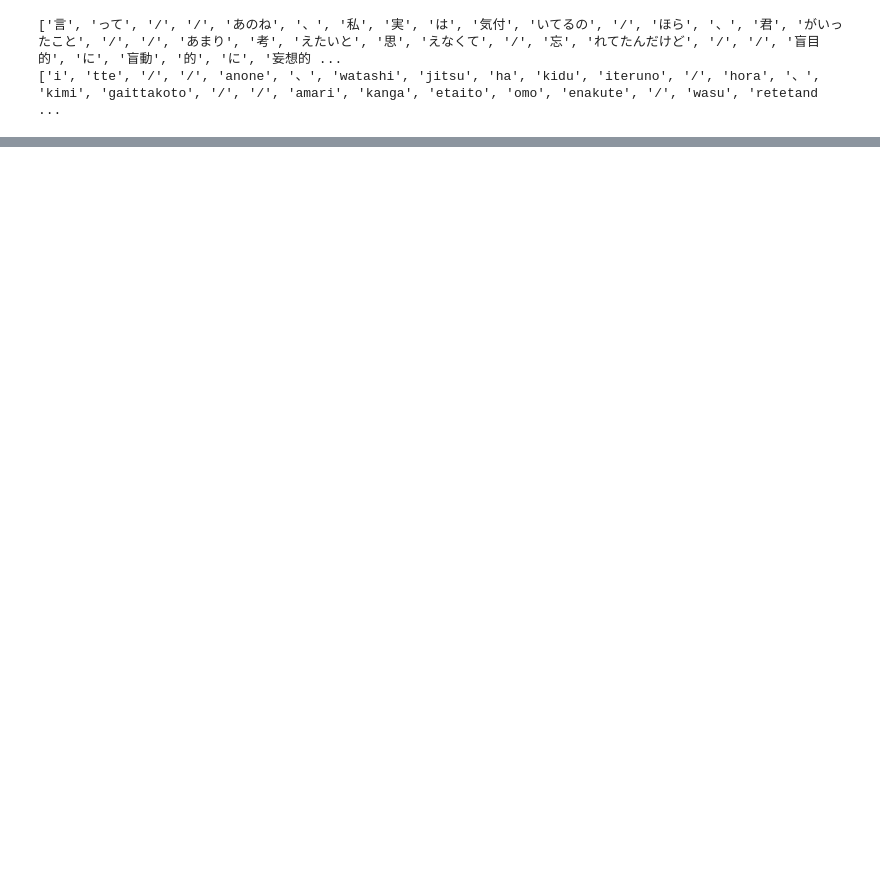
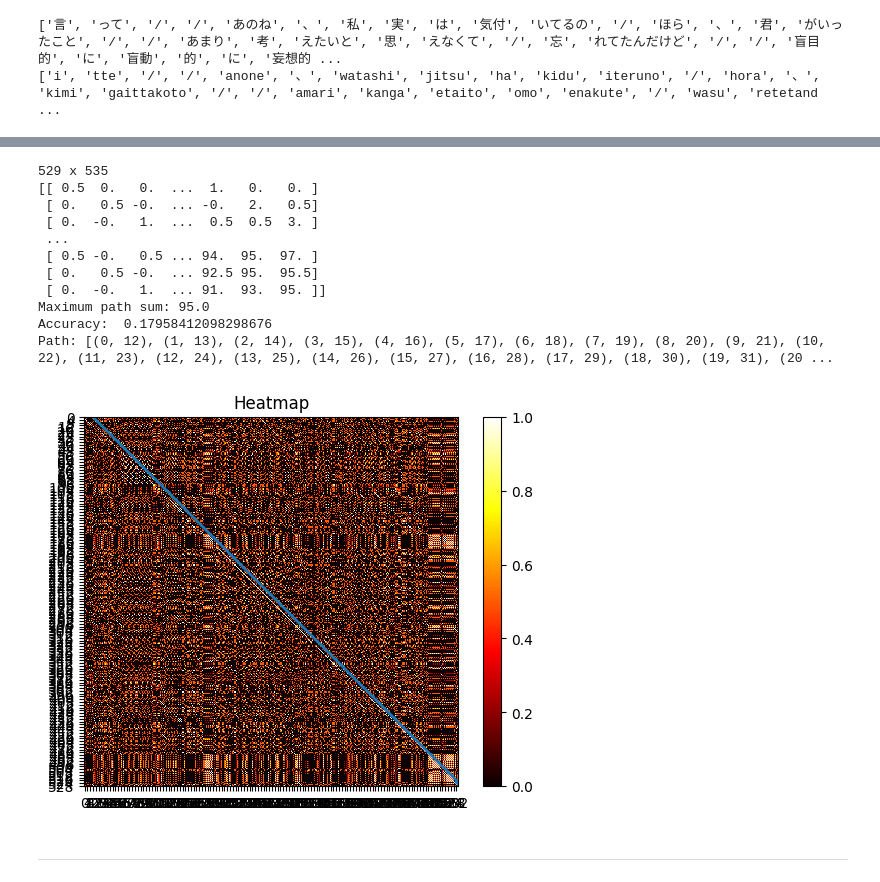
Before and after one commit to naniri04/Vocal_Recognition, a Jupyter notebook: vocal_recog.ipynb, the cells around one changed output, grey strips where cells are left out. Saved outputs shown, nothing was run; the diff lists cells and outputs as text; code cells hidden in the pictures; blank space fills up the shorter version.

```diff
--- a/vocal_recog.ipynb
+++ b/vocal_recog.ipynb
@@ -207 +150,18 @@ for c in rdict['segments']:
+# %%
+cp.mat_heatmap(m, cp.find_opt(m)[1])
+# %% [output]
+529 x 535
+[[ 0.5  0.   0.  ...  1.   0.   0. ]
+ [ 0.   0.5 -0.  ... -0.   2.   0.5]
+ [ 0.  -0.   1.  ...  0.5  0.5  3. ]
+ ...
+ [ 0.5 -0.   0.5 ... 94.  95.  97. ]
+ [ 0.   0.5 -0.  ... 92.5 95.  95.5]
+ [ 0.  -0.   1.  ... 91.  93.  95. ]]
+Maximum path sum: 95.0
+Accuracy:  0.17958412098298676
+Path: [(0, 12), (1, 13), (2, 14), (3, 15), (4, 16), (5, 17), (6, 18), (7, 19), (8, 20), (9, 21), (10, 22), (11, 23), (12, 24), (13, 25), (14, 26), (15, 27), (16, 28), (17, 29), (18, 30), (19, 31), (20 ...
+[figure, added]
+# %% [markdown]
+---
 # %%
```
Also changed, not shown: parts of 24 cells of this notebook, 3 other files.
